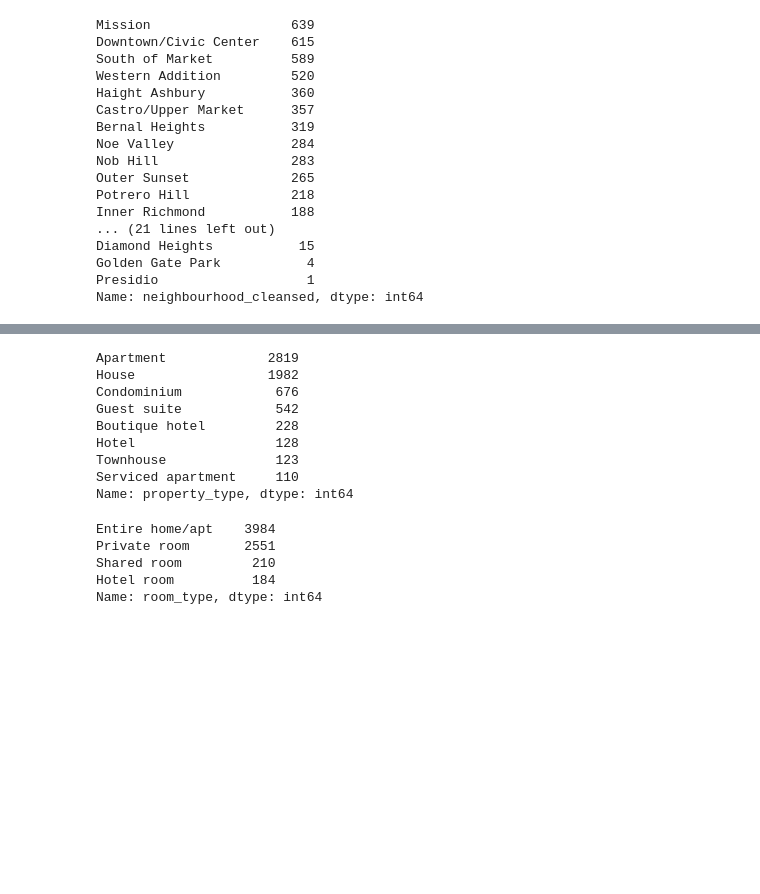
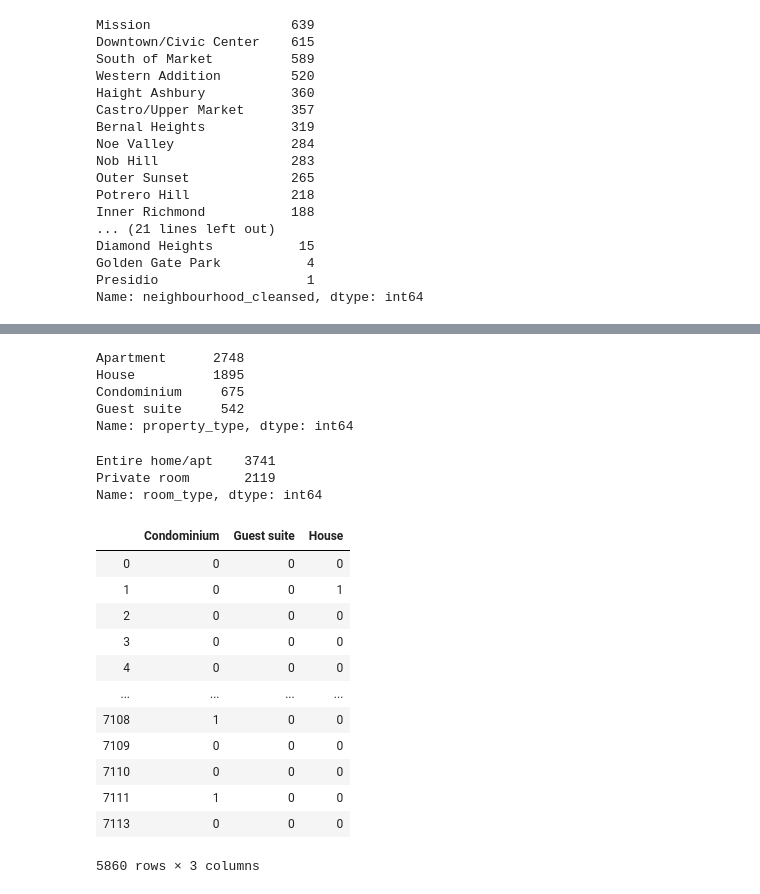
Before and after one commit to CaryMosley/Mod2Project, a Jupyter notebook: AirbnbEDA.ipynb, the cells around one changed output, grey strips where cells are left out. Drawn from its saved outputs; the diff is of its cells as text; code cells hidden in the pictures; blank space fills up the shorter version.

```diff
--- a/AirbnbEDA.ipynb
+++ b/AirbnbEDA.ipynb
@@ -506,20 +501,14 @@ df.drop(df[(df.property_type=='Hostel') | (df.property_type=='Loft') | (df.prope
 # %%
-df['property_type'].value_counts()
+df2['property_type'].value_counts()
 # %% [output]
-Apartment             2819
-House                 1982
-Condominium            676
-Guest suite            542
-Boutique hotel         228
-Hotel                  128
-Townhouse              123
-Serviced apartment     110
+Apartment      2748
+House          1895
+Condominium     675
+Guest suite     542
 Name: property_type, dtype: int64
 # %%
-df['room_type'].value_counts()
+df2['room_type'].value_counts()
 # %% [output]
-Entire home/apt    3984
-Private room       2551
-Shared room         210
-Hotel room          184
+Entire home/apt    3741
+Private room       2119
 Name: room_type, dtype: int64
@@ -525,0 +519,16 @@ Name: room_type, dtype: int64
+# %%
+dummies_prop
+# %% [output]
+|  | Condominium | Guest suite | House |
+| 0 | 0 | 0 | 0 |
+| 1 | 0 | 0 | 1 |
+| 2 | 0 | 0 | 0 |
+| 3 | 0 | 0 | 0 |
+| 4 | 0 | 0 | 0 |
+| ... | ... | ... | ... |
+| 7108 | 1 | 0 | 0 |
+| 7109 | 0 | 0 | 0 |
+| 7110 | 0 | 0 | 0 |
+| 7111 | 1 | 0 | 0 |
+| 7113 | 0 | 0 | 0 |
+5860 rows × 3 columns
```
Also changed, not shown: parts of 9 cells of this notebook.
